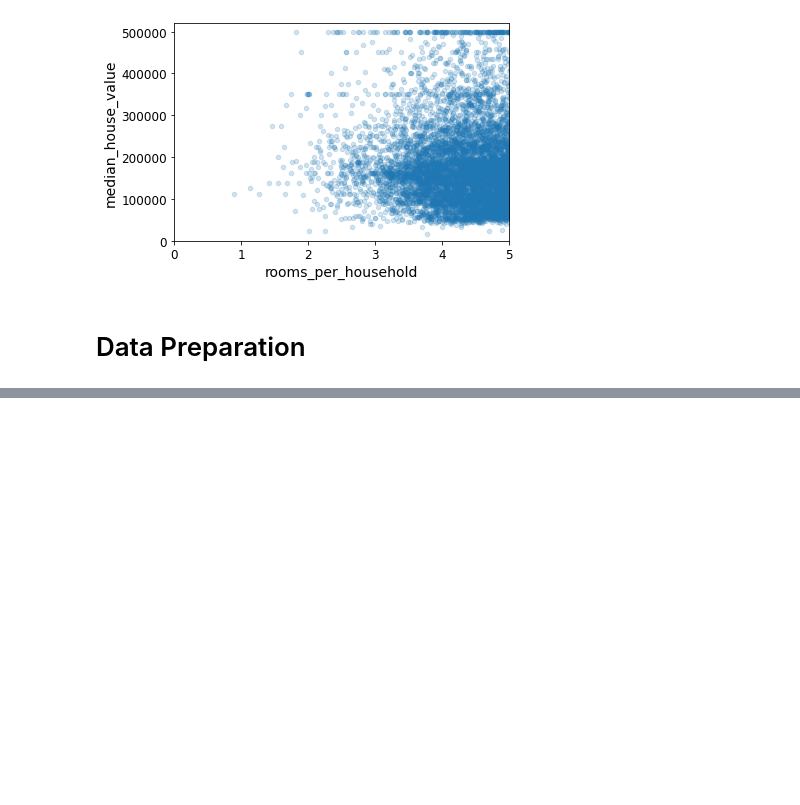
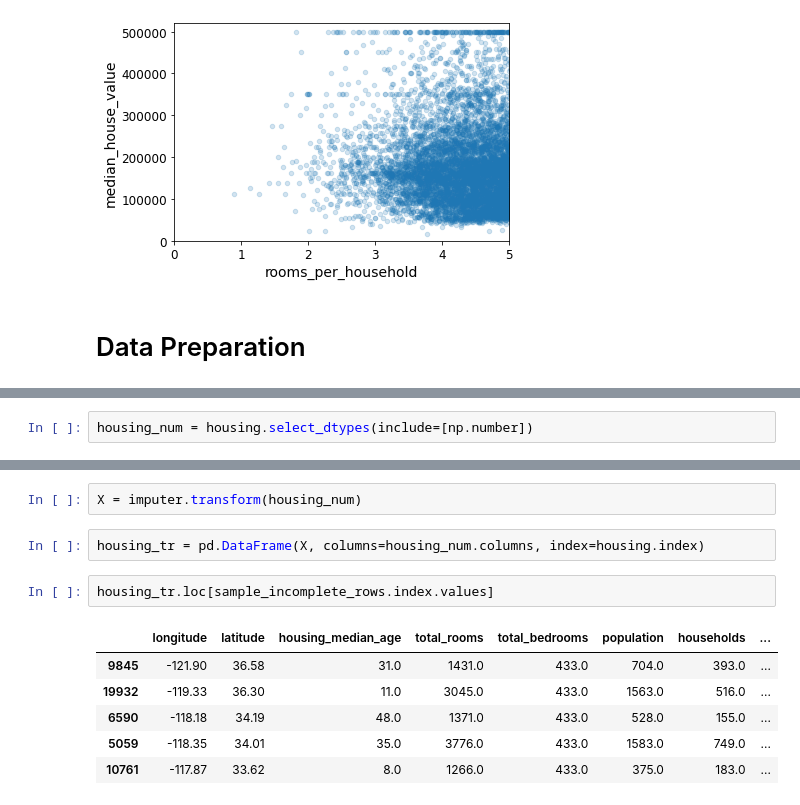
Before and after one commit to wjsavage/handson-ml-1, a Jupyter notebook: handson-ml-1.ipynb, the cells around one changed output, grey strips where cells are left out. Saved outputs shown, nothing was run; the diff lists cells and outputs as text; blank space fills up the shorter version.

Commit message:
Finished transforming

```diff
--- a/handson-ml-1.ipynb
+++ b/handson-ml-1.ipynb
@@ -424,0 +446,2 @@ plt.show()
+# %%
+housing_num = housing.select_dtypes(include=[np.number])
@@ -424,0 +456,13 @@ plt.show()
+# %%
+X = imputer.transform(housing_num)
+# %%
+housing_tr = pd.DataFrame(X, columns=housing_num.columns, index=housing.index)
+# %%
+housing_tr.loc[sample_incomplete_rows.index.values]
+# %% [output]
+|  | longitude | latitude | housing_median_age | total_rooms | total_bedrooms | population | households | ... |
+| 9845 | -121.90 | 36.58 | 31.0 | 1431.0 | 433.0 | 704.0 | 393.0 | ... |
+| 19932 | -119.33 | 36.30 | 11.0 | 3045.0 | 433.0 | 1563.0 | 516.0 | ... |
+| 6590 | -118.18 | 34.19 | 48.0 | 1371.0 | 433.0 | 528.0 | 155.0 | ... |
+| 5059 | -118.35 | 34.01 | 35.0 | 3776.0 | 433.0 | 1583.0 | 749.0 | ... |
+| 10761 | -117.87 | 33.62 | 8.0 | 1266.0 | 433.0 | 375.0 | 183.0 | ... |
```
Also changed, not shown: parts of 24 cells of this notebook.
